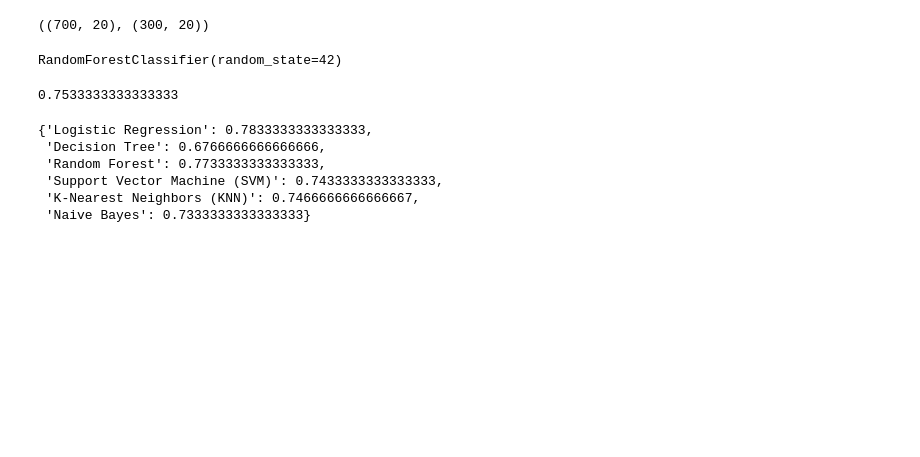
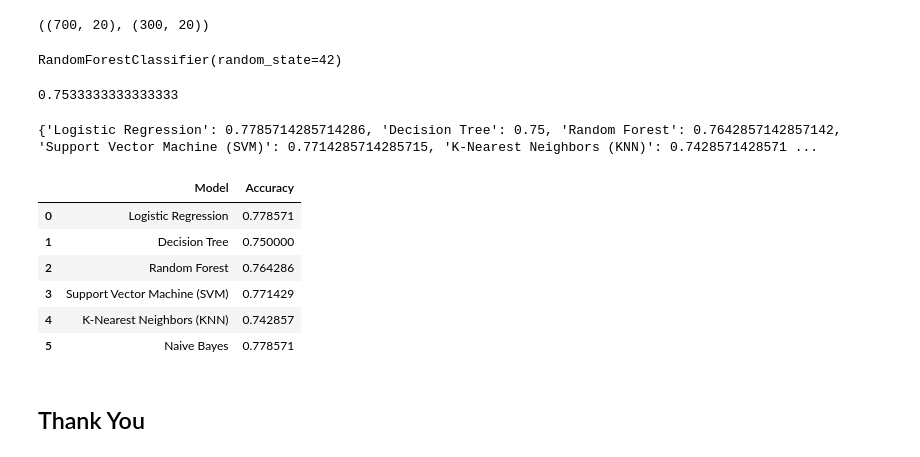
Before and after one commit to DaramNikhil/Credit-Scoring-Model-for-a-Financial-Institution, a Jupyter notebook: Credict_Scoring_model__for_Financial_data.ipynb, the cells around one changed output. Drawn from its saved outputs; the diff is of its cells as text; code cells hidden in the pictures; blank space fills up the shorter version.

```diff
--- a/Credict_Scoring_model__for_Financial_data.ipynb
+++ b/Credict_Scoring_model__for_Financial_data.ipynb
@@ -135,23 +137,44 @@ class Accuracy_Class:
     def __init__(self, X_data, y_data):
         self.X_data = X_data
         self.y_data = y_data
-
         self.accuracy = {}
 
     def Data_Models(self):
         try:
-            self.classification_algorithms = {
+            X_train, X_test, y_train, y_test = train_test_split(
+                self.X_data, self.y_data, test_size=0.2, random_state=42
+            )
+
+            classification_algorithms = {
                 "Logistic Regression": LogisticRegression(),
                 "Decision Tree": DecisionTreeClassifier(),
                 "Random Forest": RandomForestClassifier(),
                 "Support Vector Machine (SVM)": SVC(),
                 "K-Nearest Neighbors (KNN)": KNeighborsClassifier(),
                 "Naive Bayes": GaussianNB(),
-    }
+            }
 
-            for name, clf in self.classification_algorithms.items():
-                clf.fit(X_train, y_train)
-                y_pred = clf.predict(X_test)
+            param_grids = {
+                "Logistic Regression": {"clf__C": [0.1, 1, 10]},
+                "Decision Tree": {"clf__max_depth": [None, 10, 20, 30]},
+                "Random Forest": {"clf__n_estimators": [10, 50, 100]},
+                "Support Vector Machine (SVM)": {"clf__C": [0.1, 1, 10], "clf__kernel": ["linear", "rbf"]},
+                "K-Nearest Neighbors (KNN)": {"clf__n_neighbors": [3, 5, 7]},
+                "Naive Bayes": {}
+            }
+
+            for name, clf in classification_algorithms.items():
+                pipeline = Pipeline([
+                    ('scaler', StandardScaler()),  # Feature scaling
+                    ('clf', clf)
+                ])
+
+                param_grid = param_grids[name]
+                grid_search = GridSearchCV(pipeline, param_grid, cv=5, scoring='accuracy')
+                grid_search.fit(X_train, y_train)
+                best_model = grid_search.best_estimator_
+
+                y_pred = best_model.predict(X_test)
                 accuracy = accuracy_score(y_test, y_pred)
                 self.accuracy[name] = accuracy
 
@@ -160,14 +183,22 @@ class Accuracy_Class:
         except Exception as e:
             print(e)
 
+# Assuming X_data and y_data are your features and labels
 Accuracy_Class_obj = Accuracy_Class(X_train, y_train)
 best_accuracy = Accuracy_Class_obj.Data_Models()
+print(best_accuracy)
+# %% [output]
+{'Logistic Regression': 0.7785714285714286, 'Decision Tree': 0.75, 'Random Forest': 0.7642857142857142, 'Support Vector Machine (SVM)': 0.7714285714285715, 'K-Nearest Neighbors (KNN)': 0.7428571428571 ...
-# %%
-best_accuracy
-# %% [output]
-{'Logistic Regression': 0.7833333333333333,
- 'Decision Tree': 0.6766666666666666,
- 'Random Forest': 0.7733333333333333,
- 'Support Vector Machine (SVM)': 0.7433333333333333,
- 'K-Nearest Neighbors (KNN)': 0.7466666666666667,
- 'Naive Bayes': 0.7333333333333333}
+# %%
+best_accuracy_df = pd.DataFrame(list(best_accuracy.items()), columns=['Model', 'Accuracy'])
+best_accuracy_df
+# %% [output]
+|  | Model | Accuracy |
+| 0 | Logistic Regression | 0.778571 |
+| 1 | Decision Tree | 0.750000 |
+| 2 | Random Forest | 0.764286 |
+| 3 | Support Vector Machine (SVM) | 0.771429 |
+| 4 | K-Nearest Neighbors (KNN) | 0.742857 |
+| 5 | Naive Bayes | 0.778571 |
+# %% [markdown]
+## Thank You
```
Also changed, not shown: parts of 2 cells of this notebook.
